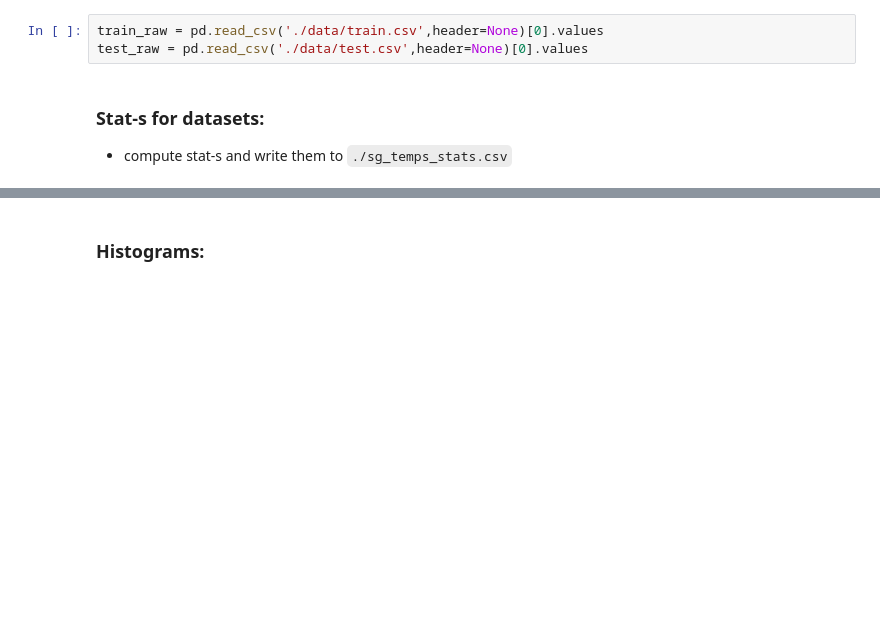
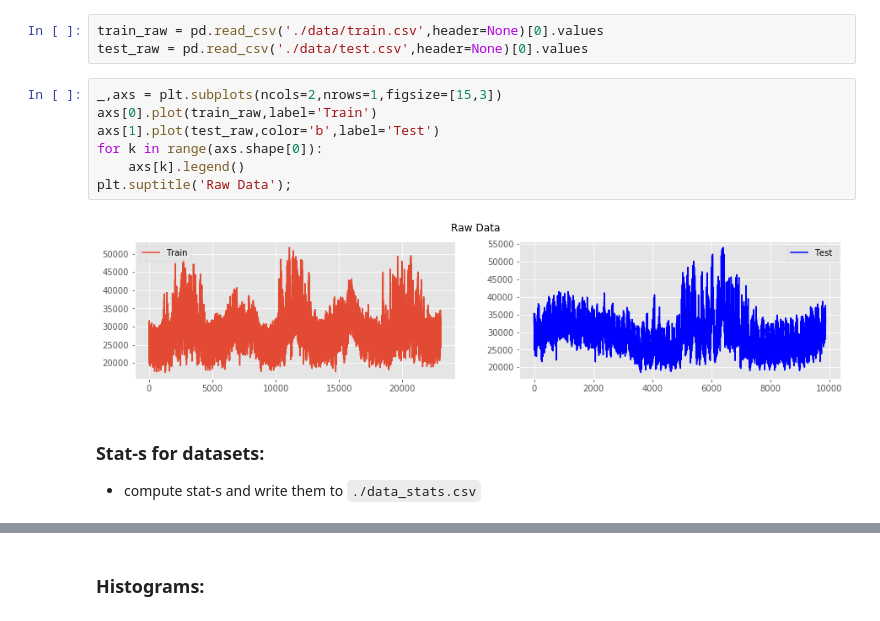
Before and after one commit to mshagirov/datathon2020, a Jupyter notebook: lab2/0_normalize_dataset.ipynb, the cells around one changed output, grey strips where cells are left out. Cells and saved outputs as stored; diff of their text form; blank space fills up the shorter version.

```diff
--- a/lab2/0_normalize_dataset.ipynb
+++ b/lab2/0_normalize_dataset.ipynb
@@ -85,9 +84,18 @@ dtype: float64
 # %%
 train_raw = pd.read_csv('./data/train.csv',header=None)[0].values
 test_raw = pd.read_csv('./data/test.csv',header=None)[0].values
+# %%
+_,axs = plt.subplots(ncols=2,nrows=1,figsize=[15,3])
+axs[0].plot(train_raw,label='Train')
+axs[1].plot(test_raw,color='b',label='Test')
+for k in range(axs.shape[0]):
+    axs[k].legend()
+plt.suptitle('Raw Data');
+# %% [output]
+[figure, added]
 # %% [markdown]
 ### Stat-s for datasets:
-- compute stat-s and write them to `./sg_temps_stats.csv`
+- compute stat-s and write them to `./data_stats.csv`
 # %%
 data_stats = {}
 data_stats['Train'] = [train_raw.min(), train_raw.max(),
```
Also changed, not shown: parts of 10 cells of this notebook, 2 other files.
